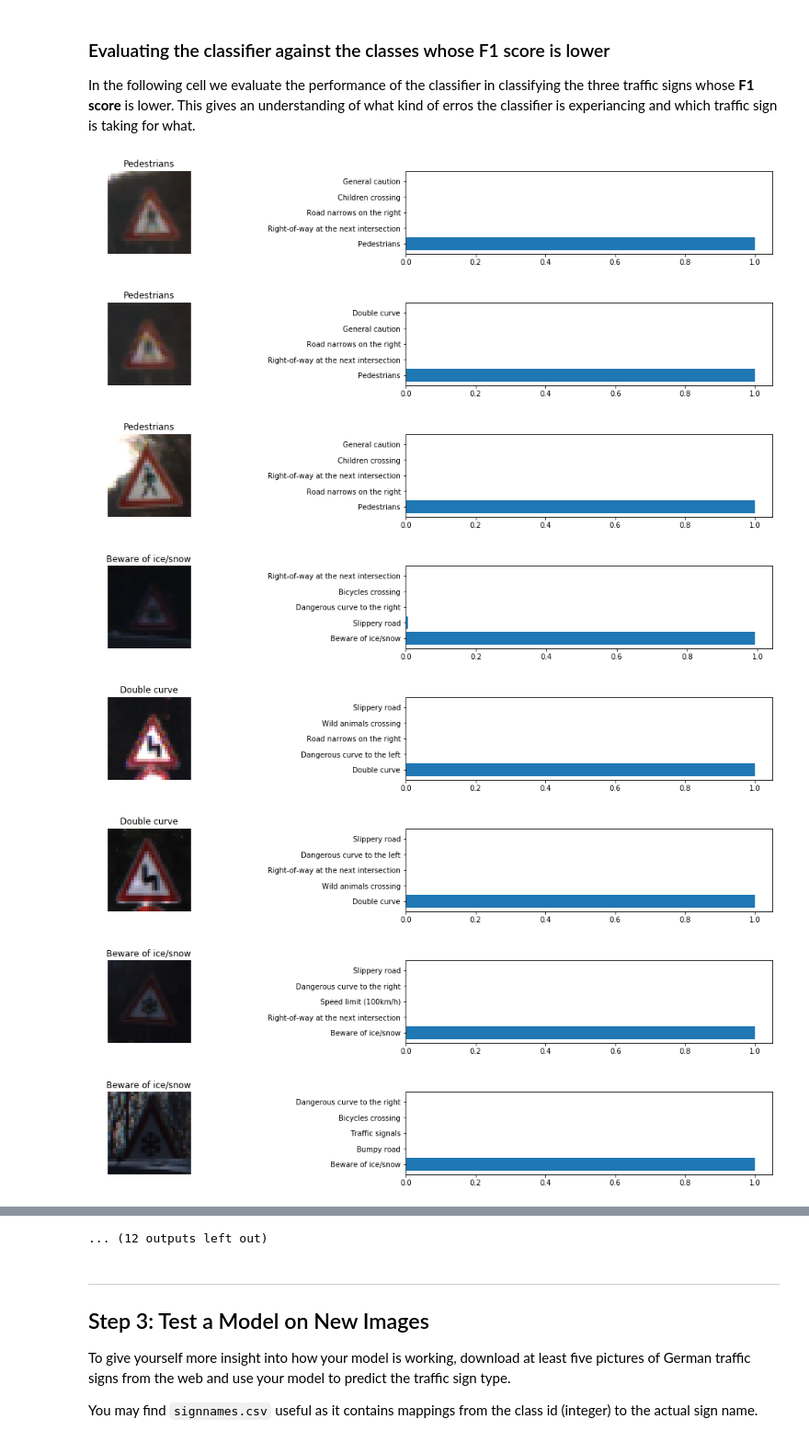
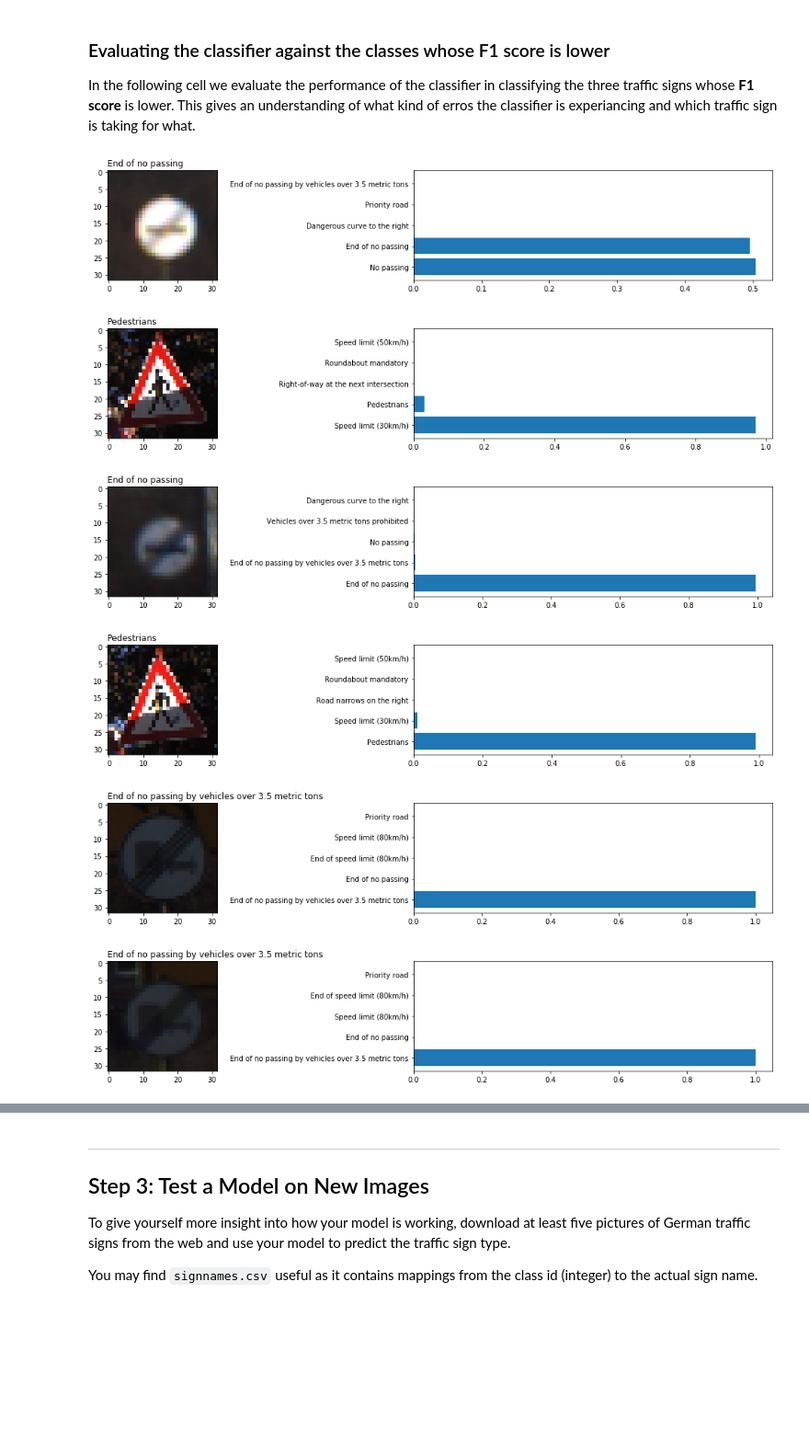
Before and after one commit to salvatorecampagna/CarND, a Jupyter notebook: term1/project2_traffic_sign_classifier/Traffic_Sign_Classifier.ipynb, the cells around one changed output, grey strips where cells are left out. Shown at 92% size. Cells and saved outputs as stored; diff of their text form; code cells hidden in the pictures; blank space fills up the shorter version.

```diff
--- a/term1/project2_traffic_sign_classifier/Traffic_Sign_Classifier.ipynb
+++ b/term1/project2_traffic_sign_classifier/Traffic_Sign_Classifier.ipynb
@@ -609,7 +609,7 @@ BATCH_SIZE = 160
 LEARNING_RATE = 0.001
 
 # Dropout keep probabilities to use while training the network
-TRAIN_KEEP_PROB = 0.6
+TRAIN_KEEP_PROB = 0.5
 # Dropout keep probability must be 1.0 for validation and test set in such a way to use the full network capability
 VALID_KEEP_PROB = 1.0
 TEST_KEEP_PROB = 1.0
@@ -880,44 +880,42 @@ with open(testing_file, mode='rb') as f:
 
 # Select 10 samples from the test set among the images whose classification accuracy is on average lowe
 # (see cell output above for a list of traffic signs whose classification accuracy is low)
-n_samples = 24
+n_samples = 6
 random.seed(31)
 # Extract some random samples from the set of traffic signs whose classification accuracy is low
 test_samples = random.sample(low_score_samples, n_samples)
 # Load images and labels for the random samples
 _images = [test_set_images[i] for i in test_samples]
 _labels = [test_set_labels[i] for i in test_samples]
 # Preprocess the random samples
 _gray_images = preprocess_images(_images)
 _images = np.array(_images)
 _gray_images = np.array(_gray_images).reshape(-1, 32, 32, 1)
 
 with tf.Session() as session:
     saver.restore(session, save_path)
     # Use tf.nn.softmax on network output to compute probabilities and extract 5 top probabilities for each sample
     probabilities = session.run(tf.nn.softmax(y_pred), feed_dict={x: _gray_images, keep_prob : 1.0})
     predicts = session.run(tf.nn.top_k(probabilities, k=5))
 
     # Plot the original images and, for each, the top 5 predicted softmax probabilities
     for i in range(_images.shape[0]):
-        plt.figure(figsize=(20, 60))
+        plt.figure(figsize=(20, 20))
         plt.subplot(n_samples, 2, 2*i+1)
-        plt.title(signnames.loc[_labels[i]]['label'])
+        plt.title(signnames.loc[_labels[i]]['label'], loc='left')
         plt.imshow(_images[i])
-        plt.axis('off')
+        #plt.axis('off')
         plt.subplot(n_samples, 2, 2*i+2)
         plt.barh(np.arange(0, 5, 1), predicts[0][i])
         y_labels = [signnames.loc[i]['label'] for i in predicts[1][i]]
         plt.yticks(np.arange(0, 5, 1), y_labels)
         plt.show()
 
         f.close()
 # %% [output]
-[figure, old version]
+[figure, new version]
-[figure, old version]
+[figure, new version]
-[figure, old version]
+[figure, new version]
-[figure, old version]
+[figure, new version]
-[figure, old version]
+[figure, new version]
-[figure, old version]
+[figure, new version]
-[figure, removed]
-[figure, removed]
@@ -928,4 +922,3 @@ with tf.Session() as session:
-... (12 outputs left out)
 # %% [markdown]
 ---
 
```
Also changed, not shown: parts of 13 cells of this notebook, 5 other files.
